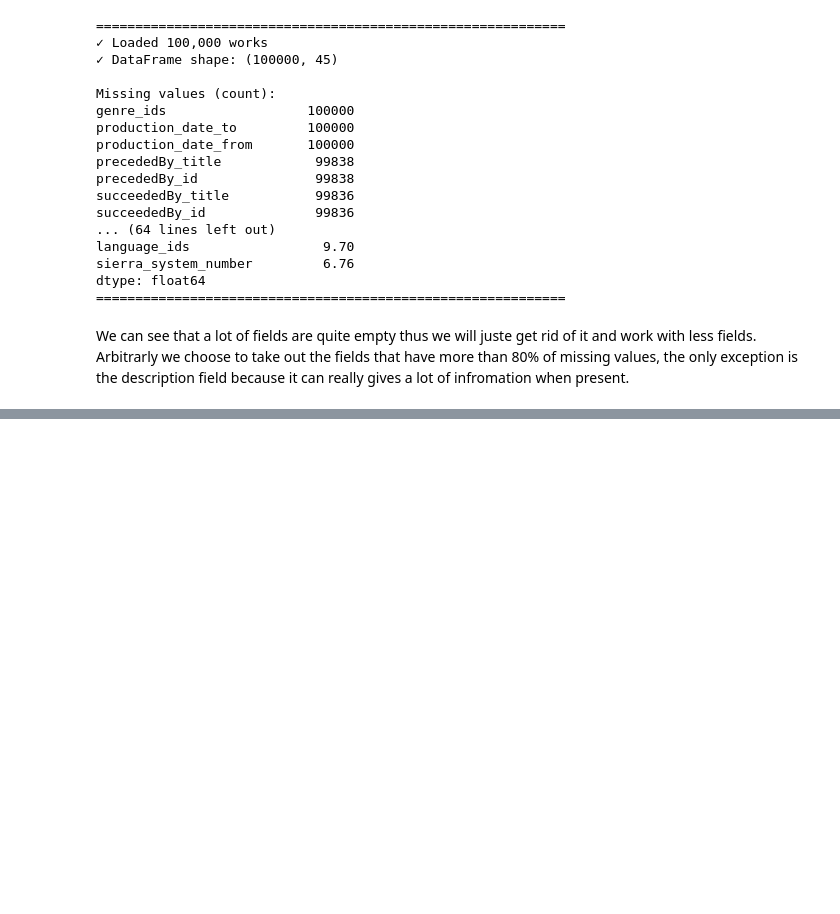
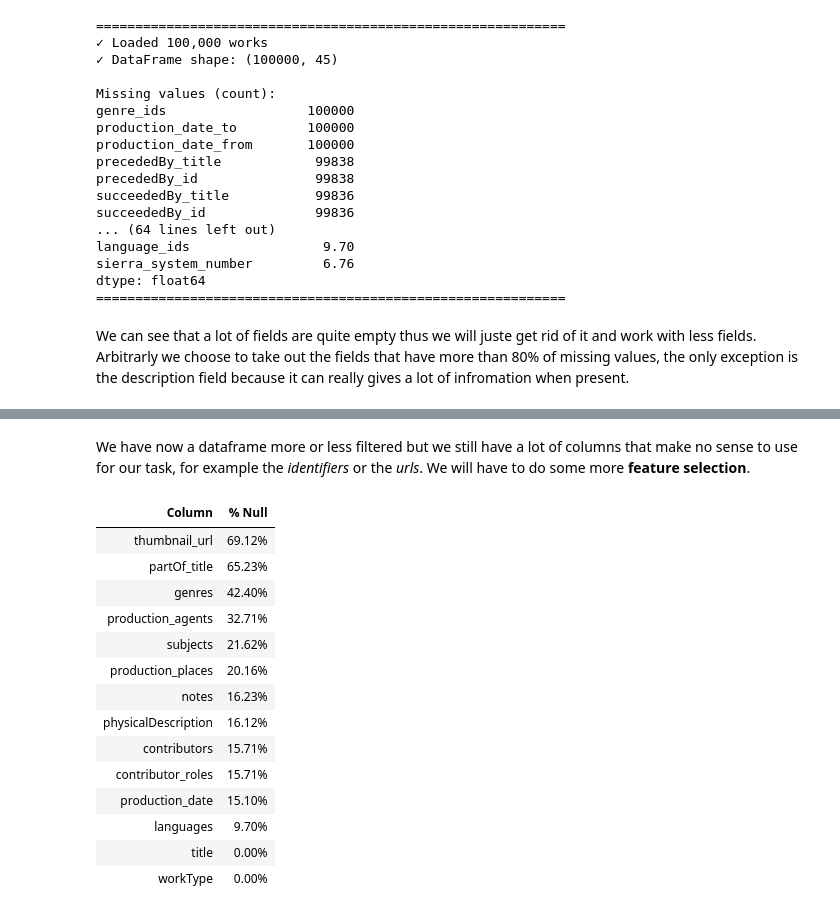
Before and after one commit to loulou413/WellcomeML, a Jupyter notebook: main.ipynb, the cells around one changed output, grey strips where cells are left out. Saved outputs shown, nothing was run; the diff lists cells and outputs as text; code cells hidden in the pictures; blank space fills up the shorter version.

```diff
--- a/main.ipynb
+++ b/main.ipynb
@@ -113 +98,53 @@ Shape of the filtered dataset: (100000, 28)
 | images_count | 0 |
+# %% [markdown]
+We have now a dataframe more or less filtered but we still have a lot of columns that make no sense to use for our task, for example the _identifiers_ or the _urls_. We will have to do some more __feature selection__.
+# %%
+# Remove non-predictable columns and with no corelation to the target
+columns_to_remove = [
+    # System IDs - just internal database identifiers, not predictable
+    'id', 'workType_id', 'contributor_ids', 'subject_ids', 'language_ids',
+    'identifiers', 'sierra_system_number',
+
+    # Counts - database metadata, not intrinsic properties of the work
+    'items_count', 'parts_count', 'holdings_count', 'images_count',
+
+    # Operational data - library-specific, not about the work itself
+    'has_digitized_items', 'availability_status',
+
+    # Less useful duplicates - keep the main version, remove auxiliary
+    'note_types'  # Keep 'notes', remove the types since notes contain more info
+]
+necessary_df = filtered.copy().drop(columns=columns_to_remove);
+
+# Display percentage of missing values per column with a custom styled table
+null_pct = necessary_df.isnull().mean().sort_values(ascending=False) * 100
+df_null = pd.DataFrame({
+    "Column": null_pct.index,
+    "% Null": [f"{v:.2f}%" for v in null_pct.values]
+})
+
+css = """
+<style>
+.table-fixed {border-collapse: collapse; width: 70%; max-width: 900px;}
+.table-fixed th,
+.table-fixed td {border: 1px solid #ddd; padding: 6px 10px; text-align: left;}
+.table-fixed th {background:#808080; font-weight:600;}
+</style>
+"""
+display(HTML(css + df_null.to_html(index=False, classes="table-fixed", escape=False)))
+# %% [output]
+| Column | % Null |
+| thumbnail_url | 69.12% |
+| partOf_title | 65.23% |
+| genres | 42.40% |
+| production_agents | 32.71% |
+| subjects | 21.62% |
+| production_places | 20.16% |
+| notes | 16.23% |
+| physicalDescription | 16.12% |
+| contributors | 15.71% |
+| contributor_roles | 15.71% |
+| production_date | 15.10% |
+| languages | 9.70% |
+| title | 0.00% |
+| workType | 0.00% |
```
Also changed, not shown: parts of 4 cells of this notebook, 2 other files.
